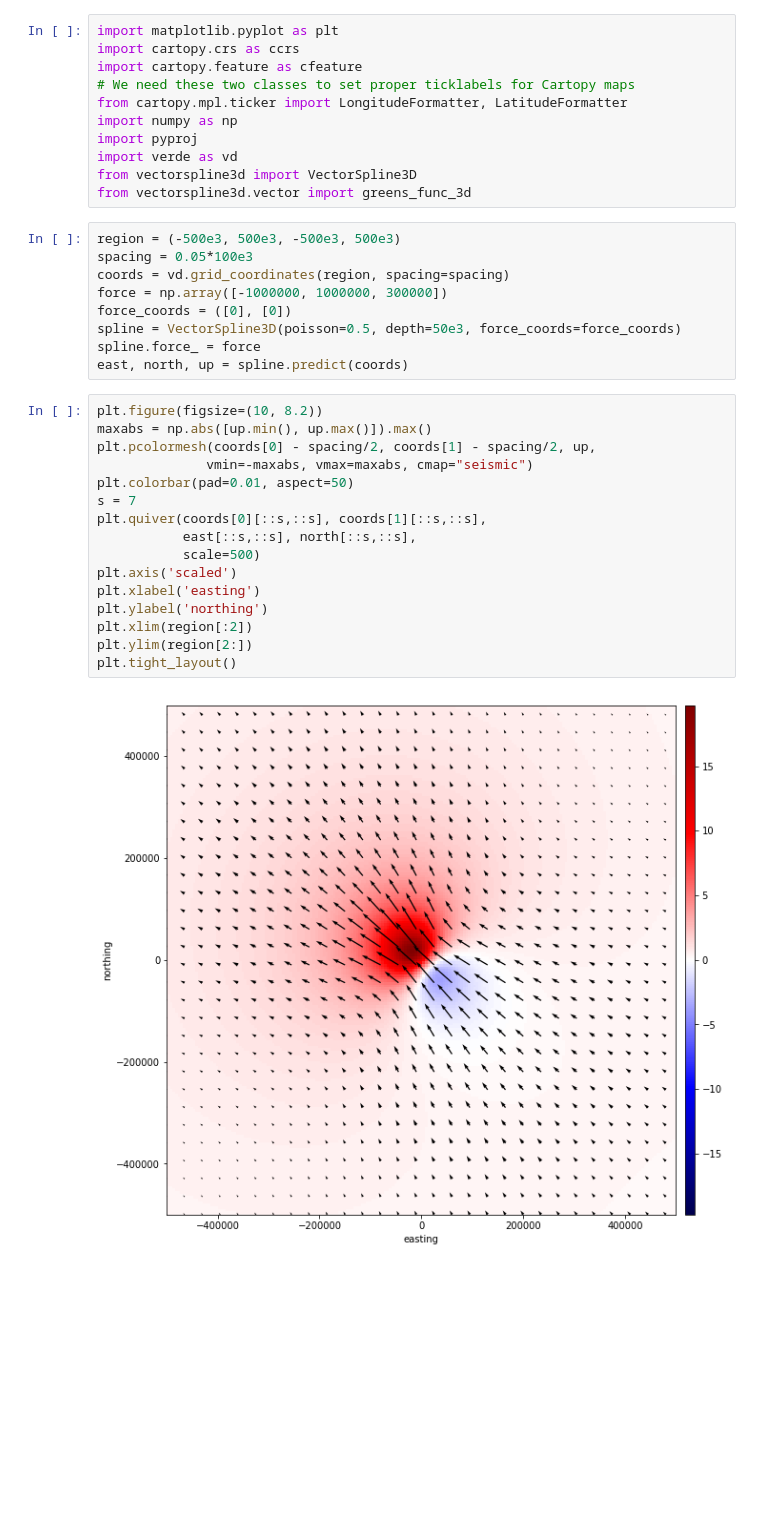
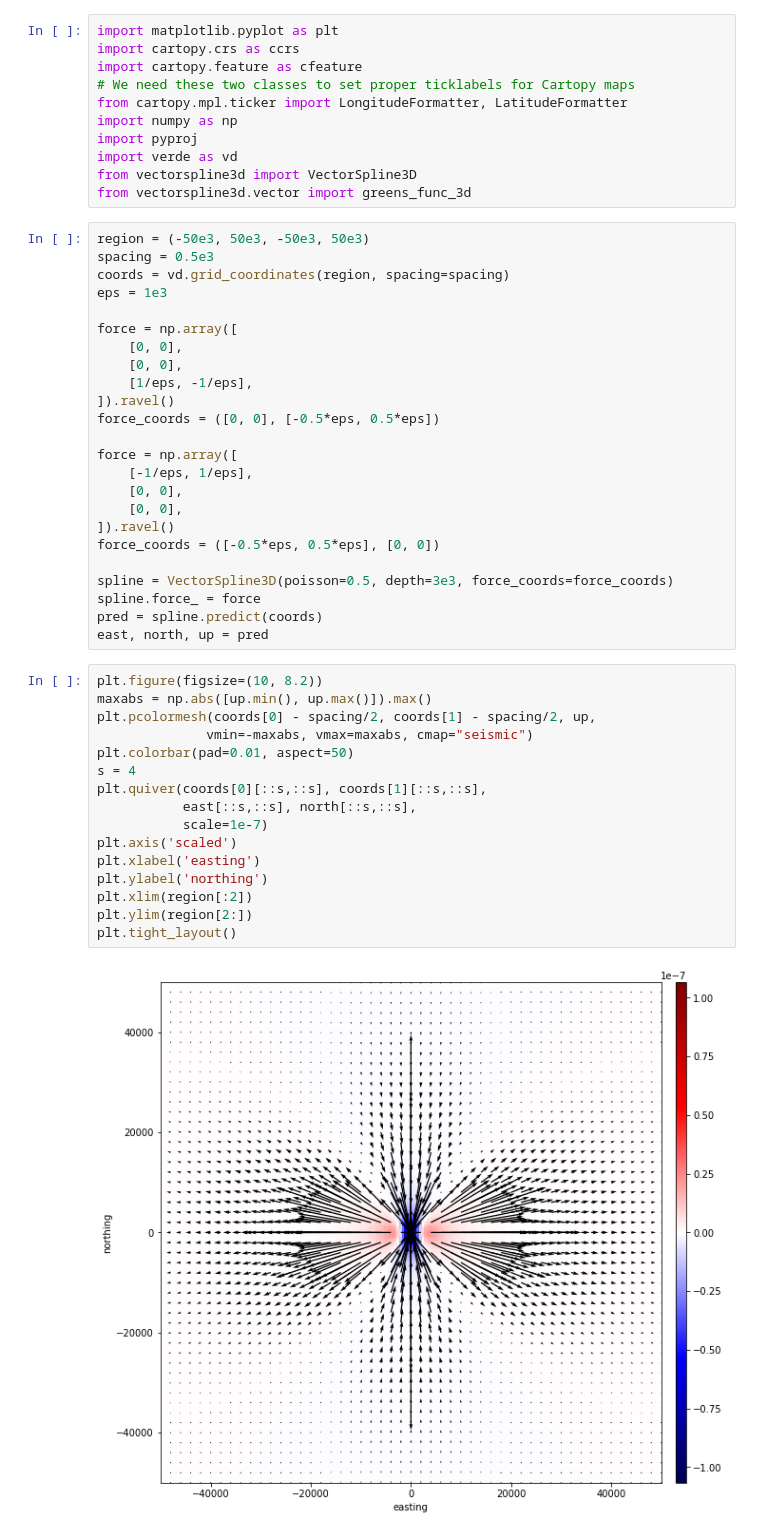
Before and after one commit to leouieda/agu2018, a Jupyter notebook: code/notebooks/greens-functions.ipynb, the cells around one changed output. Saved outputs shown, nothing was run; the diff lists cells and outputs as text; blank space fills up the shorter version.

Commit message:
Graph the deformation to compare with Bardot and Fialko 2010

```diff
--- a/code/notebooks/greens-functions.ipynb
+++ b/code/notebooks/greens-functions.ipynb
@@ -12,30 +12,45 @@ import verde as vd
 from vectorspline3d import VectorSpline3D
 from vectorspline3d.vector import greens_func_3d
 # %%
-region = (-500e3, 500e3, -500e3, 500e3)
-spacing = 0.05*100e3
+region = (-50e3, 50e3, -50e3, 50e3)
+spacing = 0.5e3
 coords = vd.grid_coordinates(region, spacing=spacing)
-force = np.array([-1000000, 1000000, 300000])
-force_coords = ([0], [0])
-spline = VectorSpline3D(poisson=0.5, depth=50e3, force_coords=force_coords)
+eps = 1e3
+
+force = np.array([
+    [0, 0],
+    [0, 0],
+    [1/eps, -1/eps],
+]).ravel()
+force_coords = ([0, 0], [-0.5*eps, 0.5*eps])
+
+force = np.array([
+    [-1/eps, 1/eps],
+    [0, 0],
+    [0, 0],
+]).ravel()
+force_coords = ([-0.5*eps, 0.5*eps], [0, 0])
+
+spline = VectorSpline3D(poisson=0.5, depth=3e3, force_coords=force_coords)
 spline.force_ = force
-east, north, up = spline.predict(coords)
+pred = spline.predict(coords)
+east, north, up = pred
 # %%
 plt.figure(figsize=(10, 8.2))
 maxabs = np.abs([up.min(), up.max()]).max()
 plt.pcolormesh(coords[0] - spacing/2, coords[1] - spacing/2, up,
               vmin=-maxabs, vmax=maxabs, cmap="seismic")
 plt.colorbar(pad=0.01, aspect=50)
-s = 7
+s = 4
 plt.quiver(coords[0][::s,::s], coords[1][::s,::s],
            east[::s,::s], north[::s,::s],
-           scale=500)
+           scale=1e-7)
 plt.axis('scaled')
 plt.xlabel('easting')
 plt.ylabel('northing')
 plt.xlim(region[:2])
 plt.ylim(region[2:])
 plt.tight_layout()
 # %% [output]
-[figure, old version]
+[figure, new version]
 # %%
```
Also changed, not shown: parts of 2 cells of this notebook.
